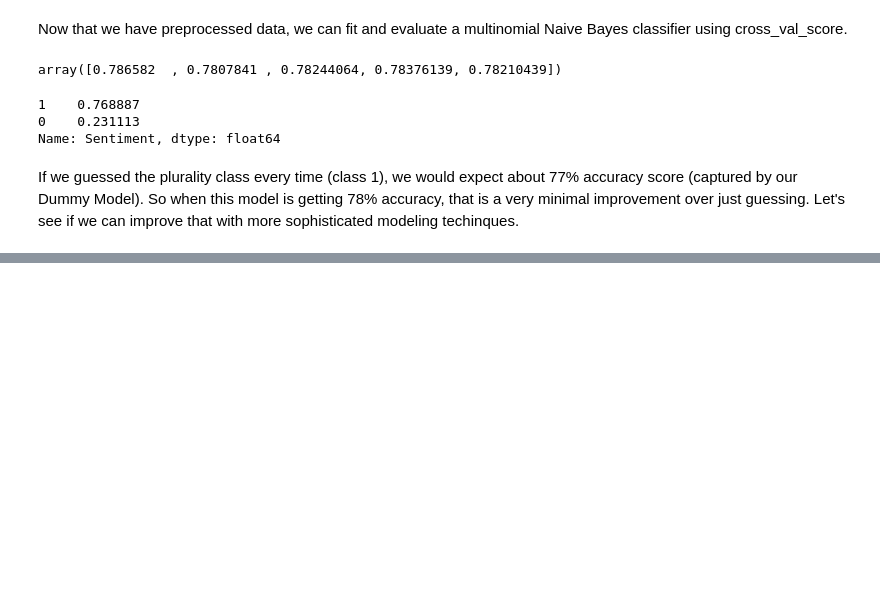
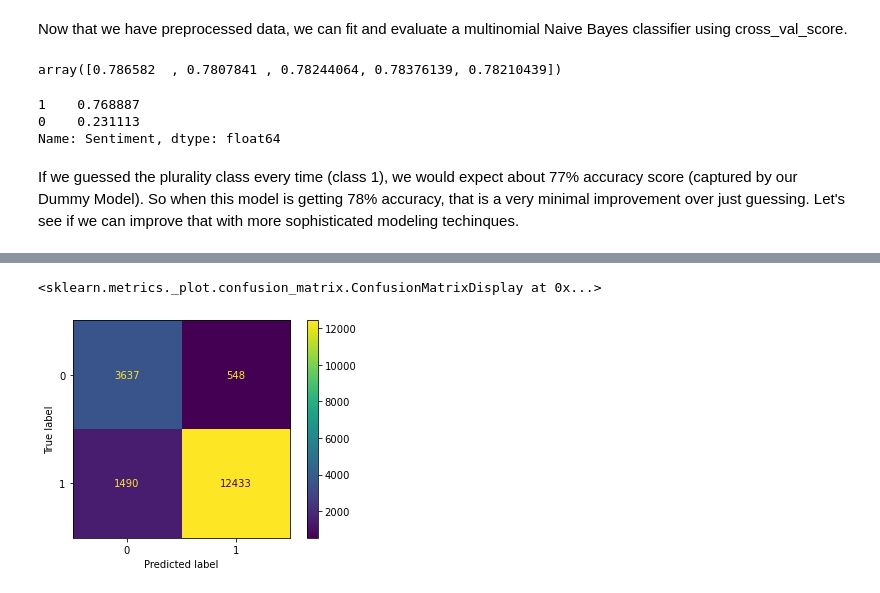
Before and after one commit to jlc0512/Utilizing-E-Commerce-Reviews-to-Predict-Comment-Sentiments, a Jupyter notebook: data_modeling.ipynb, the cells around one changed output, grey strips where cells are left out. Drawn from its saved outputs; the diff is of its cells as text; code cells hidden in the pictures; blank space fills up the shorter version.

```diff
--- a/data_modeling.ipynb
+++ b/data_modeling.ipynb
@@ -355,0 +569,5 @@ pd.DataFrame(benchmark).set_index('Algorithm')
+# %%
+plot_confusion_matrix(lr2_pipe, X_train, y_train)
+# %% [output]
+<sklearn.metrics._plot.confusion_matrix.ConfusionMatrixDisplay at 0x...>
+[figure, added]
```
Also changed, not shown: parts of 33 cells of this notebook.
